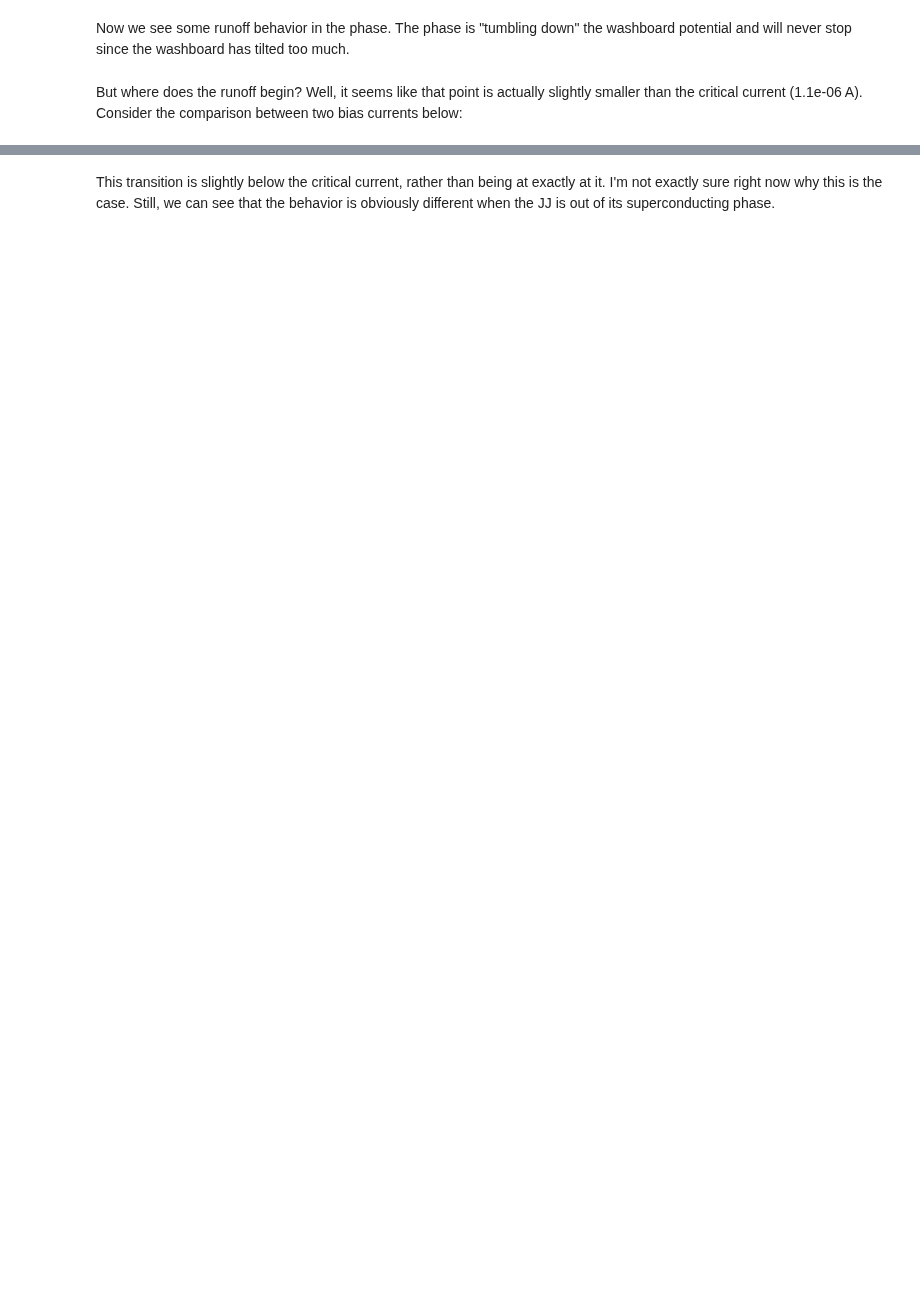
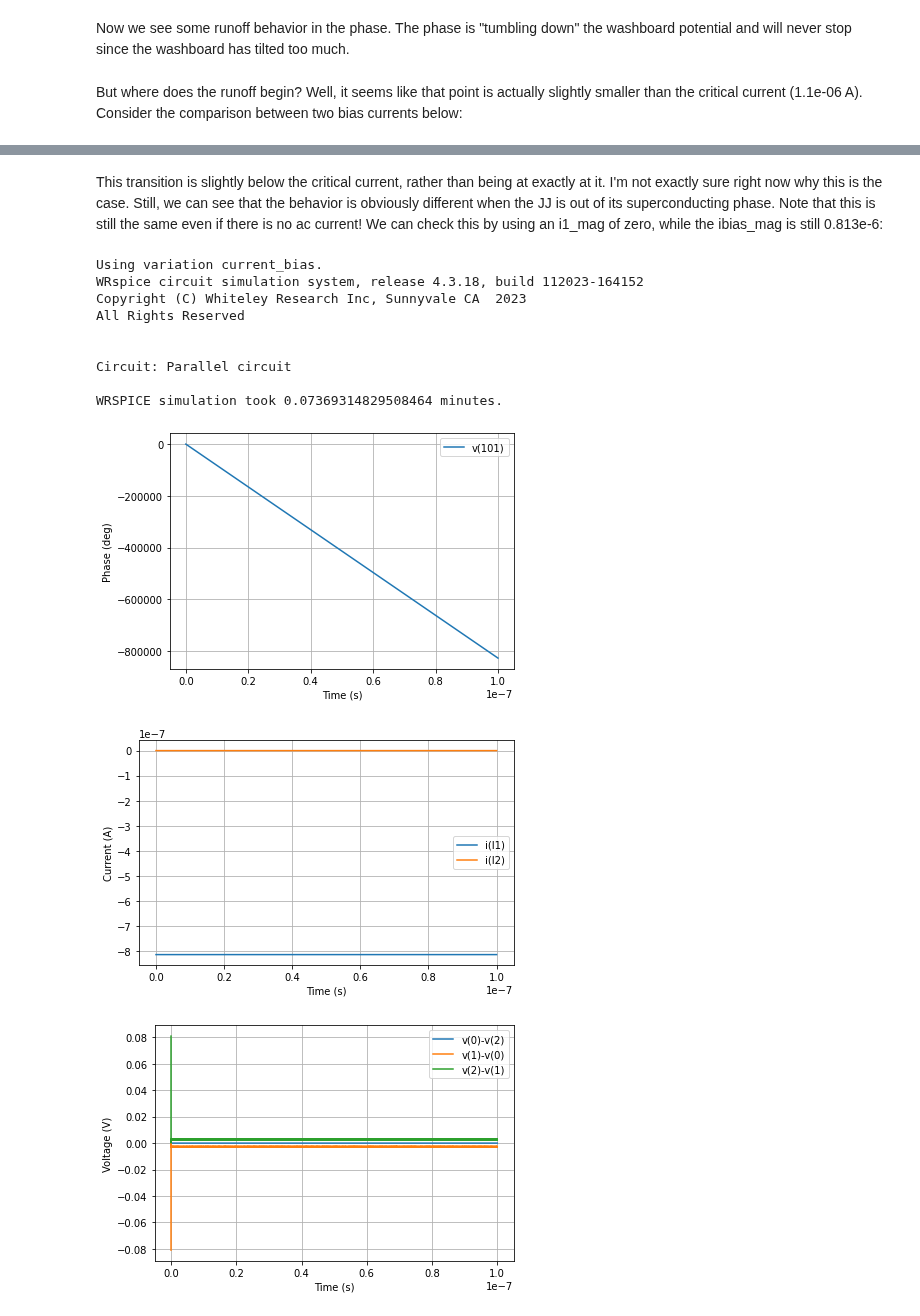
Before and after one commit to SLAC-FPD/bode-fano, a Jupyter notebook: phase_runoff_behavior.ipynb, the cells around one changed output, grey strips where cells are left out. Drawn from its saved outputs; the diff is of its cells as text; code cells hidden in the pictures; blank space fills up the shorter version.

```diff
--- a/phase_runoff_behavior.ipynb
+++ b/phase_runoff_behavior.ipynb
@@ -118,4 +131,21 @@ WRSPICE simulation took 0.07437267700831095 minutes.
 [figure]
 [figure]
 # %% [markdown]
-This transition is slightly below the critical current, rather than being at exactly at it. I'm not exactly sure right now why this is the case. Still, we can see that the behavior is obviously different when the JJ is out of its superconducting phase.
+This transition is slightly below the critical current, rather than being at exactly at it. I'm not exactly sure right now why this is the case. Still, we can see that the behavior is obviously different when the JJ is out of its superconducting phase. Note that this is still the same even if there is no ac current! We can check this by using an i1_mag of zero, while the ibias_mag is still 0.813e-6:
+# %%
+cd.change_param("i1_mag", 0)
+cd.simulation_cycle("parallel", variation="current_bias")
+cplt.plot_cd_measurables(cd)
+# %% [output]
+Using variation current_bias.
+WRspice circuit simulation system, release 4.3.18, build 112023-164152
+Copyright (C) Whiteley Research Inc, Sunnyvale CA  2023
+All Rights Reserved
+
+
+Circuit: Parallel circuit
+
+WRSPICE simulation took 0.07369314829508464 minutes.
+[figure, added]
+[figure, added]
+[figure, added]
```
Also changed, not shown: parts of 7 cells of this notebook.
